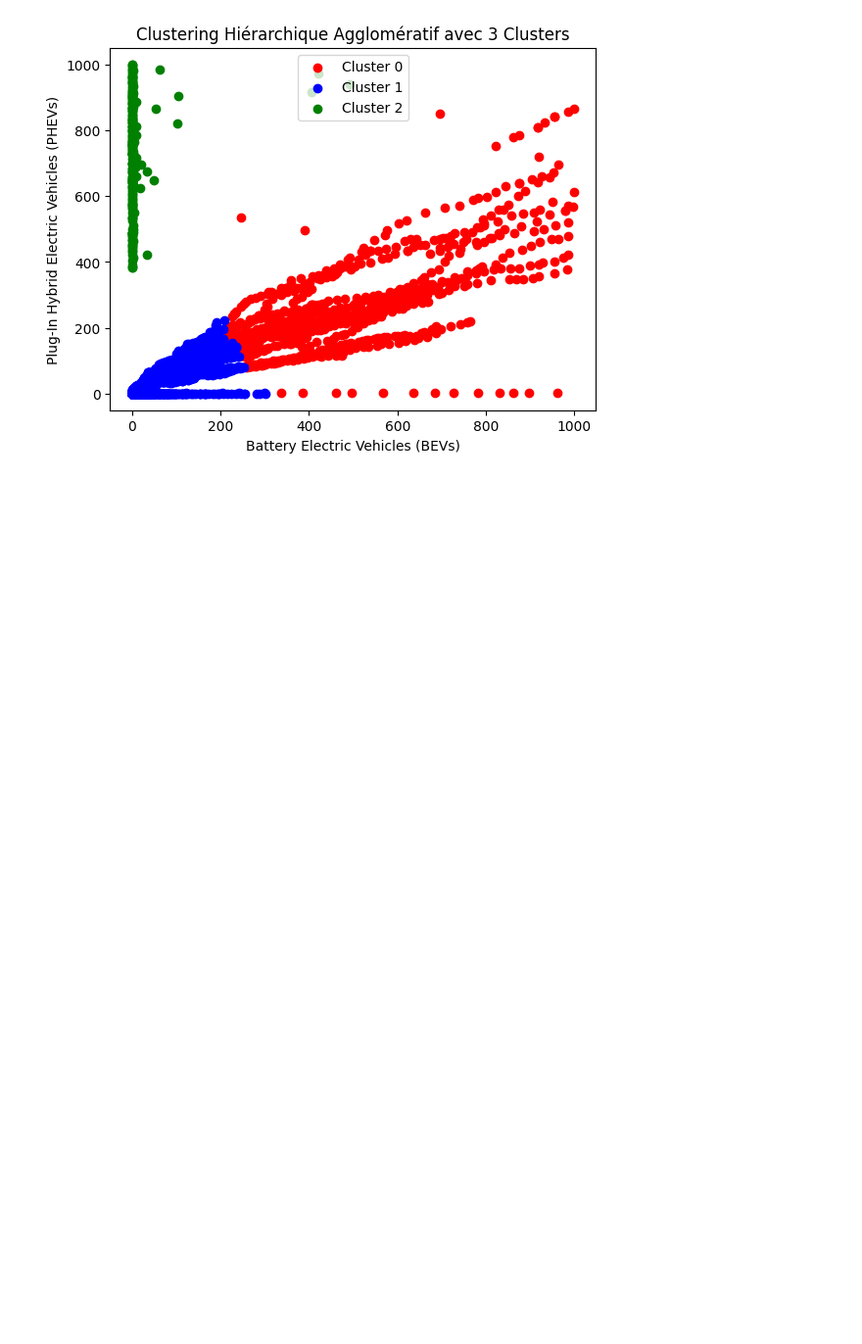
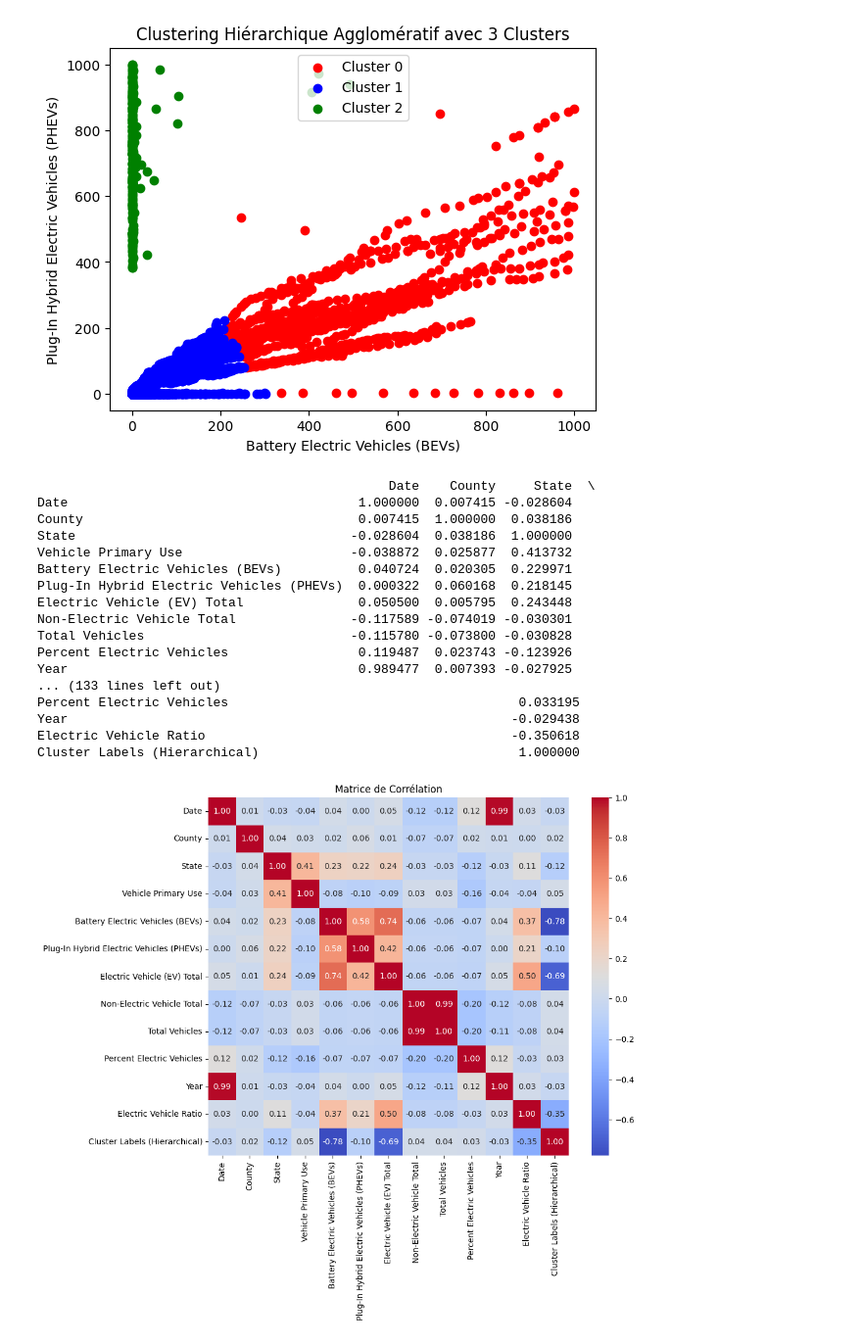
Before and after one commit to khelifaYacine/Electric_Vehicule_Population-by-Country, a Jupyter notebook: EDA.ipynb, the cells around one changed output. Shown at 98% size. Cells and saved outputs as stored; diff of their text form; code cells hidden in the pictures; blank space fills up the shorter version.

Commit message:
Correlation

```diff
--- a/EDA.ipynb
+++ b/EDA.ipynb
@@ -369,3 +367,33 @@ plt.legend()
 plt.show()
 # %% [output]
 [figure]
+# %%
+# Calculer la matrice de corrélation
+correlation_matrix = df.corr()
+# Afficher la matrice de corrélation
+print(correlation_matrix)
+
+# Créer un heatmap de la matrice de corrélation
+plt.figure(figsize=(10, 8))
+sns.heatmap(correlation_matrix, annot=True, cmap="coolwarm", fmt=".2f")
+plt.title("Matrice de Corrélation")
+plt.show()
+# %% [output]
+                                              Date    County     State  \
+Date                                      1.000000  0.007415 -0.028604
+County                                    0.007415  1.000000  0.038186
+State                                    -0.028604  0.038186  1.000000
+Vehicle Primary Use                      -0.038872  0.025877  0.413732
+Battery Electric Vehicles (BEVs)          0.040724  0.020305  0.229971
+Plug-In Hybrid Electric Vehicles (PHEVs)  0.000322  0.060168  0.218145
+Electric Vehicle (EV) Total               0.050500  0.005795  0.243448
+Non-Electric Vehicle Total               -0.117589 -0.074019 -0.030301
+Total Vehicles                           -0.115780 -0.073800 -0.030828
+Percent Electric Vehicles                 0.119487  0.023743 -0.123926
+Year                                      0.989477  0.007393 -0.027925
+... (133 lines left out)
+Percent Electric Vehicles                                      0.033195
+Year                                                          -0.029438
+Electric Vehicle Ratio                                        -0.350618
+Cluster Labels (Hierarchical)                                  1.000000
+[figure, added]
```
Also changed, not shown: parts of 1 cell of this notebook.
